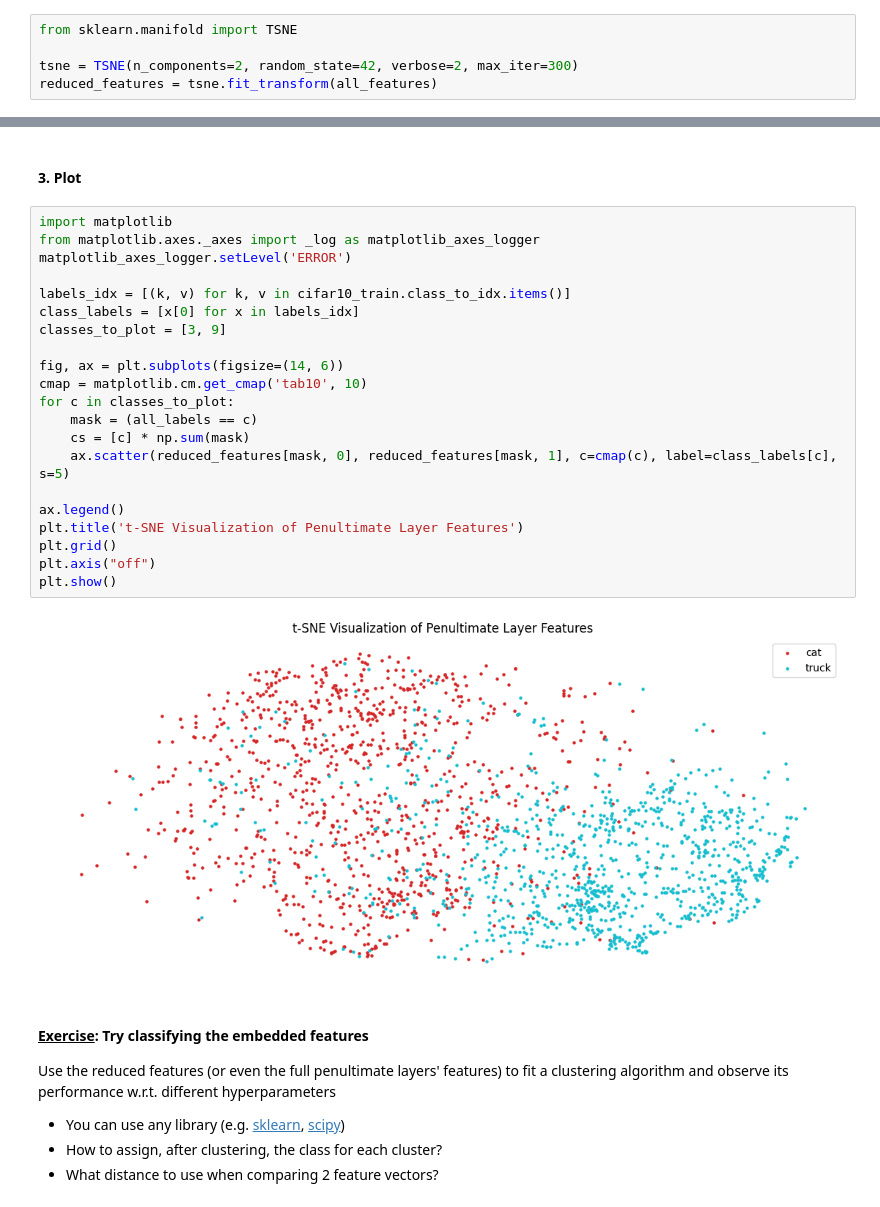
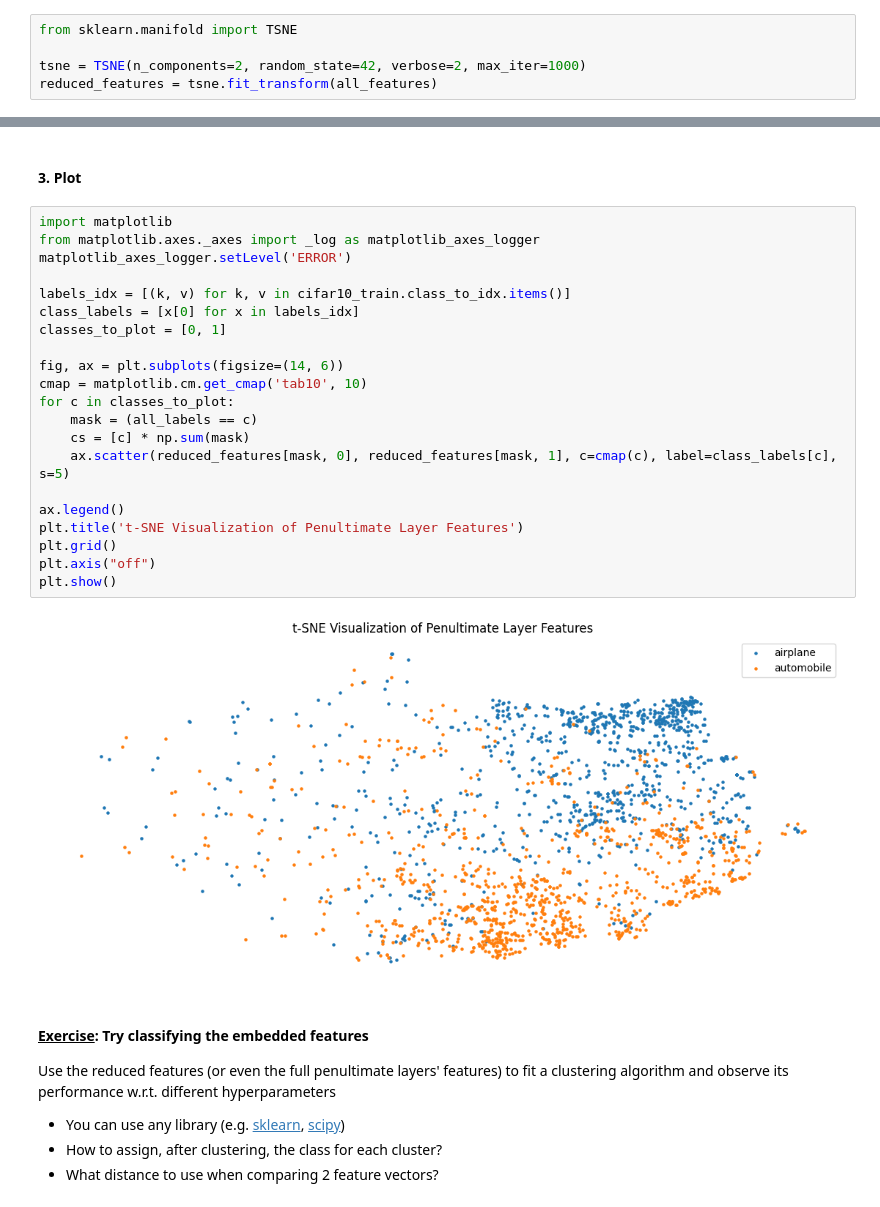
Before and after one commit to Vladimirescu/BIOSINF_IA2, a Jupyter notebook: L1/fully_connected.ipynb, the cells around one changed output, grey strips where cells are left out. Cells and saved outputs as stored; diff of their text form.

```diff
--- a/L1/fully_connected.ipynb
+++ b/L1/fully_connected.ipynb
@@ -1074,7 +976,7 @@ $$q_{i, j} = \argmin_{z_{i, j}} \mathrm{KL}[P \| Q]=\sum_{i \neq j} p_{i j} \log
 # %%
 from sklearn.manifold import TSNE
 
-tsne = TSNE(n_components=2, random_state=42, verbose=2, max_iter=300)
+tsne = TSNE(n_components=2, random_state=42, verbose=2, max_iter=1000)
 reduced_features = tsne.fit_transform(all_features)
 # %% [output]
 [t-SNE] Computing 91 nearest neighbors...
@@ -1103,26 +1005,26 @@ reduced_features.shape
 # %%
 import matplotlib
 from matplotlib.axes._axes import _log as matplotlib_axes_logger
 matplotlib_axes_logger.setLevel('ERROR')
 
 labels_idx = [(k, v) for k, v in cifar10_train.class_to_idx.items()]
 class_labels = [x[0] for x in labels_idx]
-classes_to_plot = [3, 9]
+classes_to_plot = [0, 1]
 
 fig, ax = plt.subplots(figsize=(14, 6))
 cmap = matplotlib.cm.get_cmap('tab10', 10)
 for c in classes_to_plot:
     mask = (all_labels == c)
     cs = [c] * np.sum(mask)
     ax.scatter(reduced_features[mask, 0], reduced_features[mask, 1], c=cmap(c), label=class_labels[c], s=5)
 
 ax.legend()
 plt.title('t-SNE Visualization of Penultimate Layer Features')
 plt.grid()
 plt.axis("off")
 plt.show()
 # %% [output]
-[figure, old version]
+[figure, new version]
 # %% [markdown]
  #### **<u>Exercise</u>**: Try classifying the embedded features
 
```
Also changed, not shown: parts of 28 cells of this notebook, 1 other file.
